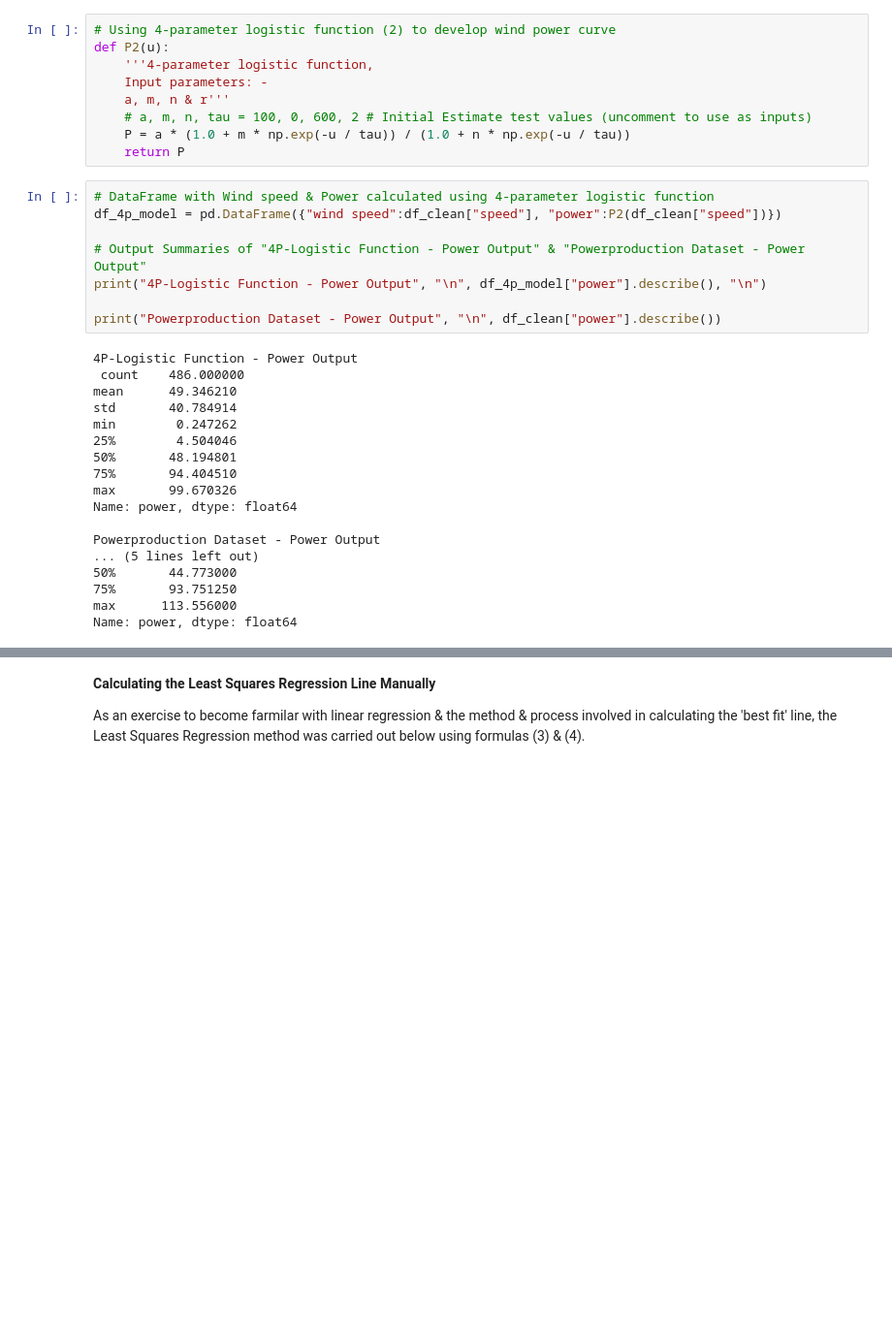
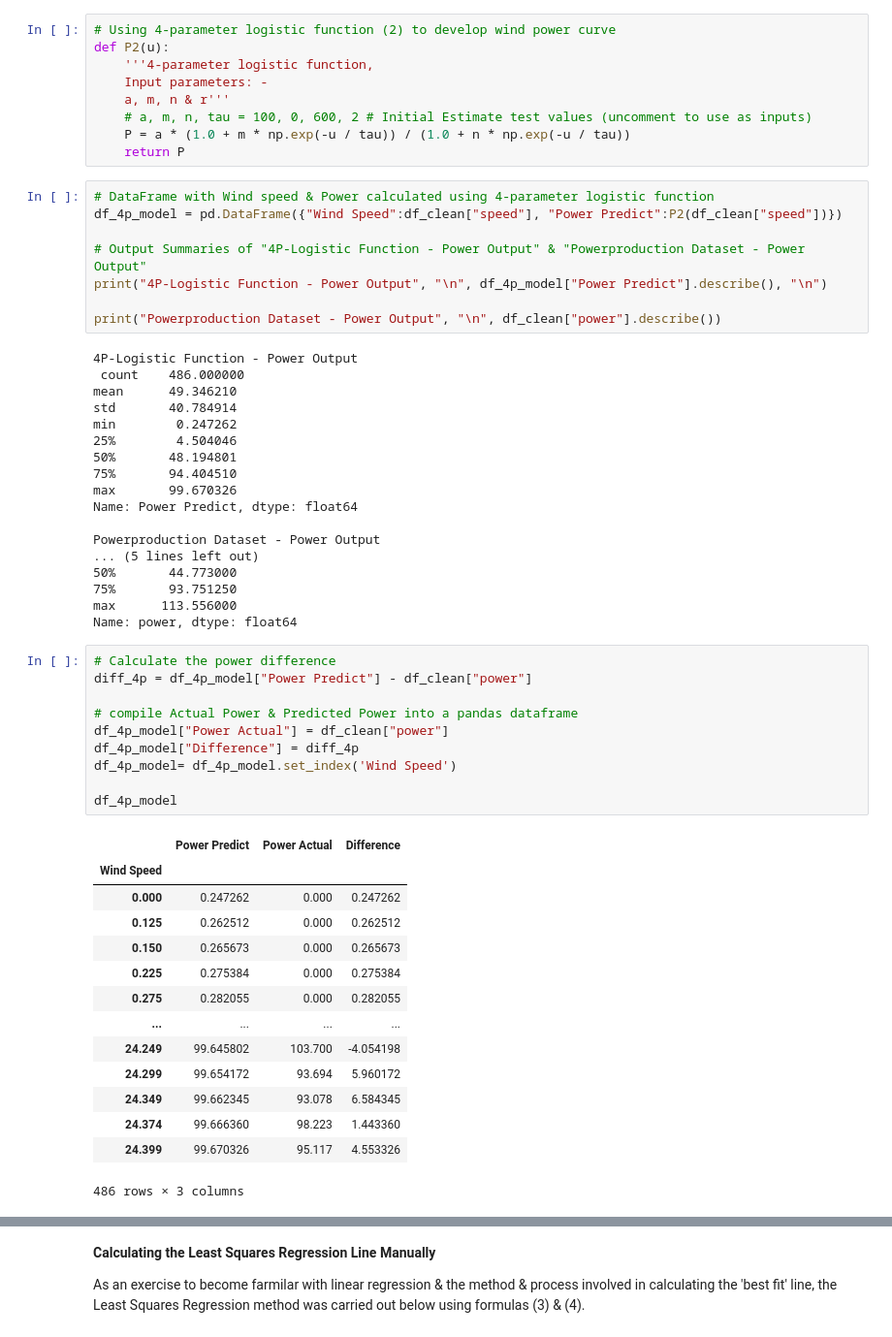
Before and after one commit to PaulSweeney89/FDA-Project2020, a Jupyter notebook: windpower.ipynb, the cells around one changed output, grey strips where cells are left out. Shown: that part at 97% size. Drawn from its saved outputs; the diff is of its cells as text; blank space fills up the shorter version.

```diff
--- a/windpower.ipynb
+++ b/windpower.ipynb
@@ -369,10 +369,10 @@ def P2(u):
     return P
 # %%
 # DataFrame with Wind speed & Power calculated using 4-parameter logistic function
-df_4p_model = pd.DataFrame({"wind speed":df_clean["speed"], "power":P2(df_clean["speed"])})
+df_4p_model = pd.DataFrame({"Wind Speed":df_clean["speed"], "Power Predict":P2(df_clean["speed"])})
 
 # Output Summaries of "4P-Logistic Function - Power Output" & "Powerproduction Dataset - Power Output"
-print("4P-Logistic Function - Power Output", "\n", df_4p_model["power"].describe(), "\n")
+print("4P-Logistic Function - Power Output", "\n", df_4p_model["Power Predict"].describe(), "\n")
 
 print("Powerproduction Dataset - Power Output", "\n", df_clean["power"].describe())
 # %% [output]
@@ -385,7 +385,7 @@ min        0.247262
 50%       48.194801
 75%       94.404510
 max       99.670326
-Name: power, dtype: float64
+Name: Power Predict, dtype: float64
 
 Powerproduction Dataset - Power Output
 ... (5 lines left out)
@@ -393,5 +393,30 @@ Powerproduction Dataset - Power Output
 75%       93.751250
 max      113.556000
 Name: power, dtype: float64
+# %%
+# Calculate the power difference
+diff_4p = df_4p_model["Power Predict"] - df_clean["power"]
+
+# compile Actual Power & Predicted Power into a pandas dataframe
+df_4p_model["Power Actual"] = df_clean["power"]
+df_4p_model["Difference"] = diff_4p
+df_4p_model= df_4p_model.set_index('Wind Speed')
+
+df_4p_model
+# %% [output]
+|  | Power Predict | Power Actual | Difference |
+| Wind Speed |  |  |  |
+| 0.000 | 0.247262 | 0.000 | 0.247262 |
+| 0.125 | 0.262512 | 0.000 | 0.262512 |
+| 0.150 | 0.265673 | 0.000 | 0.265673 |
+| 0.225 | 0.275384 | 0.000 | 0.275384 |
+| 0.275 | 0.282055 | 0.000 | 0.282055 |
+| ... | ... | ... | ... |
+| 24.249 | 99.645802 | 103.700 | -4.054198 |
+| 24.299 | 99.654172 | 93.694 | 5.960172 |
+| 24.349 | 99.662345 | 93.078 | 6.584345 |
+| 24.374 | 99.666360 | 98.223 | 1.443360 |
+| 24.399 | 99.670326 | 95.117 | 4.553326 |
+486 rows × 3 columns
 # %%
 # Plot of 4-P Logistic Function
```
Also changed, not shown: parts of 45 cells of this notebook.
